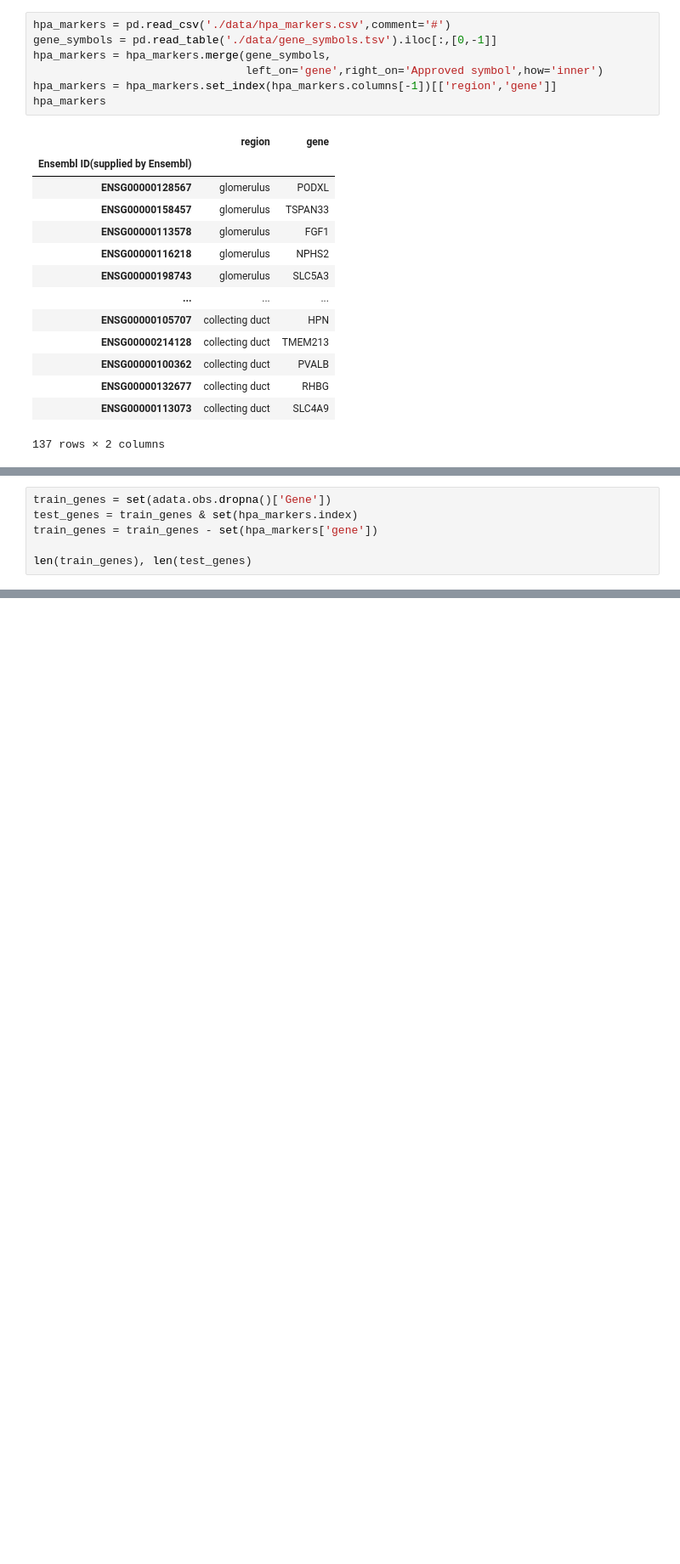
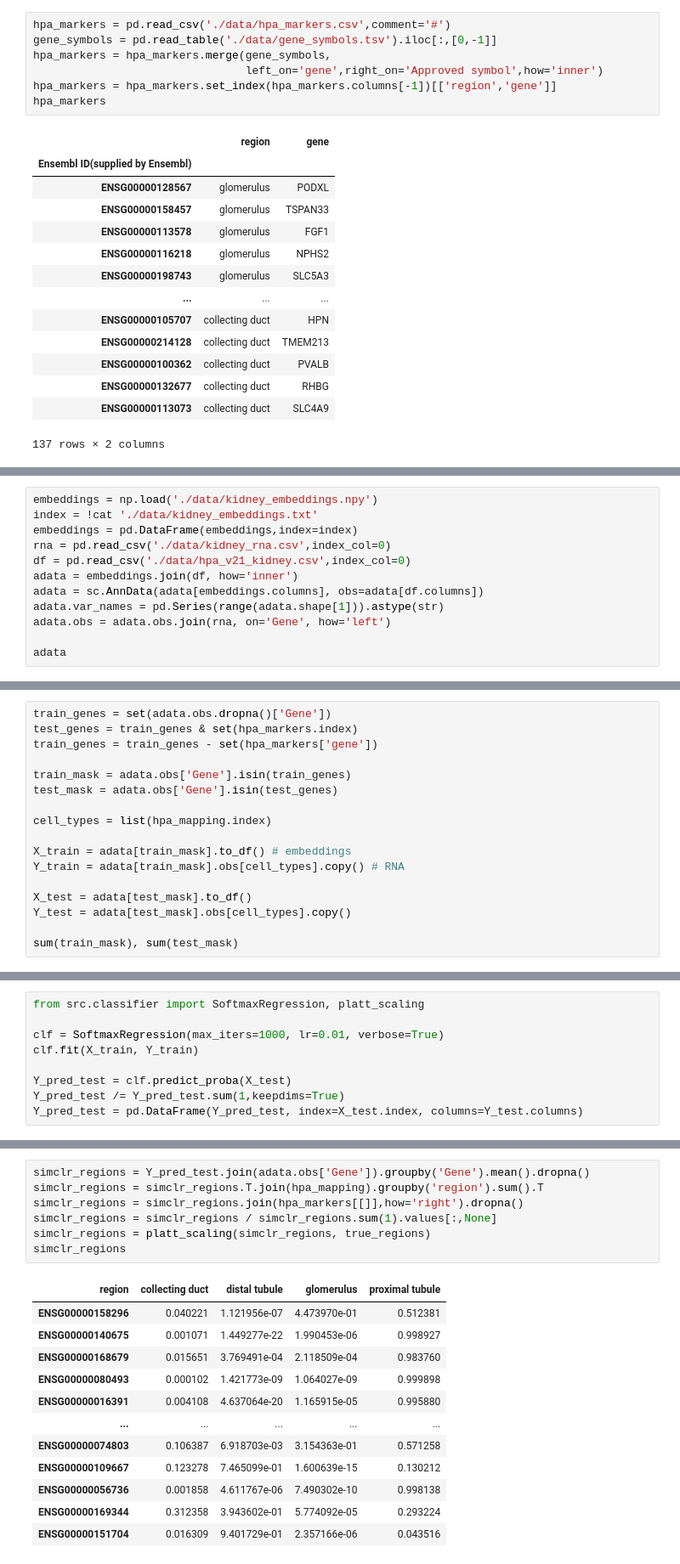
Before and after one commit to murphy17/HPA-SimCLR, a Jupyter notebook: 4_Fit_Classifier.ipynb, the cells around one changed output, grey strips where cells are left out. Shown: that part at 85% size. Drawn from its saved outputs; the diff is of its cells as text; blank space fills up the shorter version.

```diff
--- a/4_Fit_Classifier.ipynb
+++ b/4_Fit_Classifier.ipynb
@@ -54,0 +56,12 @@ AnnData object with n_obs × n_vars = 10164 × 128
+# %%
+embeddings = np.load('./data/kidney_embeddings.npy')
+index = !cat './data/kidney_embeddings.txt'
+embeddings = pd.DataFrame(embeddings,index=index)
+rna = pd.read_csv('./data/kidney_rna.csv',index_col=0)
+df = pd.read_csv('./data/hpa_v21_kidney.csv',index_col=0)
+adata = embeddings.join(df, how='inner')
+adata = sc.AnnData(adata[embeddings.columns], obs=adata[df.columns])
+adata.var_names = pd.Series(range(adata.shape[1])).astype(str)
+adata.obs = adata.obs.join(rna, on='Gene', how='left')
+
+adata
@@ -57,5 +76,16 @@ train_genes = set(adata.obs.dropna()['Gene'])
 test_genes = train_genes & set(hpa_markers.index)
 train_genes = train_genes - set(hpa_markers['gene'])
 
-len(train_genes), len(test_genes)
+train_mask = adata.obs['Gene'].isin(train_genes)
+test_mask = adata.obs['Gene'].isin(test_genes)
+
+cell_types = list(hpa_mapping.index)
+
+X_train = adata[train_mask].to_df() # embeddings
+Y_train = adata[train_mask].obs[cell_types].copy() # RNA
+
+X_test = adata[test_mask].to_df()
+Y_test = adata[test_mask].obs[cell_types].copy()
+
+sum(train_mask), sum(test_mask)
 # %% [output]
@@ -117,0 +95,9 @@ test_mask = adata.obs['Gene'].isin(test_genes)
+# %%
+from src.classifier import SoftmaxRegression, platt_scaling
+
+clf = SoftmaxRegression(max_iters=1000, lr=0.01, verbose=True)
+clf.fit(X_train, Y_train)
+
+Y_pred_test = clf.predict_proba(X_test)
+Y_pred_test /= Y_pred_test.sum(1,keepdims=True)
+Y_pred_test = pd.DataFrame(Y_pred_test, index=X_test.index, columns=Y_test.columns)
@@ -117,0 +125,20 @@ test_mask = adata.obs['Gene'].isin(test_genes)
+# %%
+simclr_regions = Y_pred_test.join(adata.obs['Gene']).groupby('Gene').mean().dropna()
+simclr_regions = simclr_regions.T.join(hpa_mapping).groupby('region').sum().T
+simclr_regions = simclr_regions.join(hpa_markers[[]],how='right').dropna()
+simclr_regions = simclr_regions / simclr_regions.sum(1).values[:,None]
+simclr_regions = platt_scaling(simclr_regions, true_regions)
+simclr_regions
+# %% [output]
+| region | collecting duct | distal tubule | glomerulus | proximal tubule |
+| ENSG00000158296 | 0.040221 | 1.121956e-07 | 4.473970e-01 | 0.512381 |
+| ENSG00000140675 | 0.001071 | 1.449277e-22 | 1.990453e-06 | 0.998927 |
+| ENSG00000168679 | 0.015651 | 3.769491e-04 | 2.118509e-04 | 0.983760 |
+| ENSG00000080493 | 0.000102 | 1.421773e-09 | 1.064027e-09 | 0.999898 |
+| ENSG00000016391 | 0.004108 | 4.637064e-20 | 1.165915e-05 | 0.995880 |
+| ... | ... | ... | ... | ... |
+| ENSG00000074803 | 0.106387 | 6.918703e-03 | 3.154363e-01 | 0.571258 |
+| ENSG00000109667 | 0.123278 | 7.465099e-01 | 1.600639e-15 | 0.130212 |
+| ENSG00000056736 | 0.001858 | 4.611767e-06 | 7.490302e-10 | 0.998138 |
+| ENSG00000169344 | 0.312358 | 3.943602e-01 | 5.774092e-05 | 0.293224 |
+| ENSG00000151704 | 0.016309 | 9.401729e-01 | 2.357166e-06 | 0.043516 |
```
Also changed, not shown: parts of 17 cells of this notebook, 12 other files.
